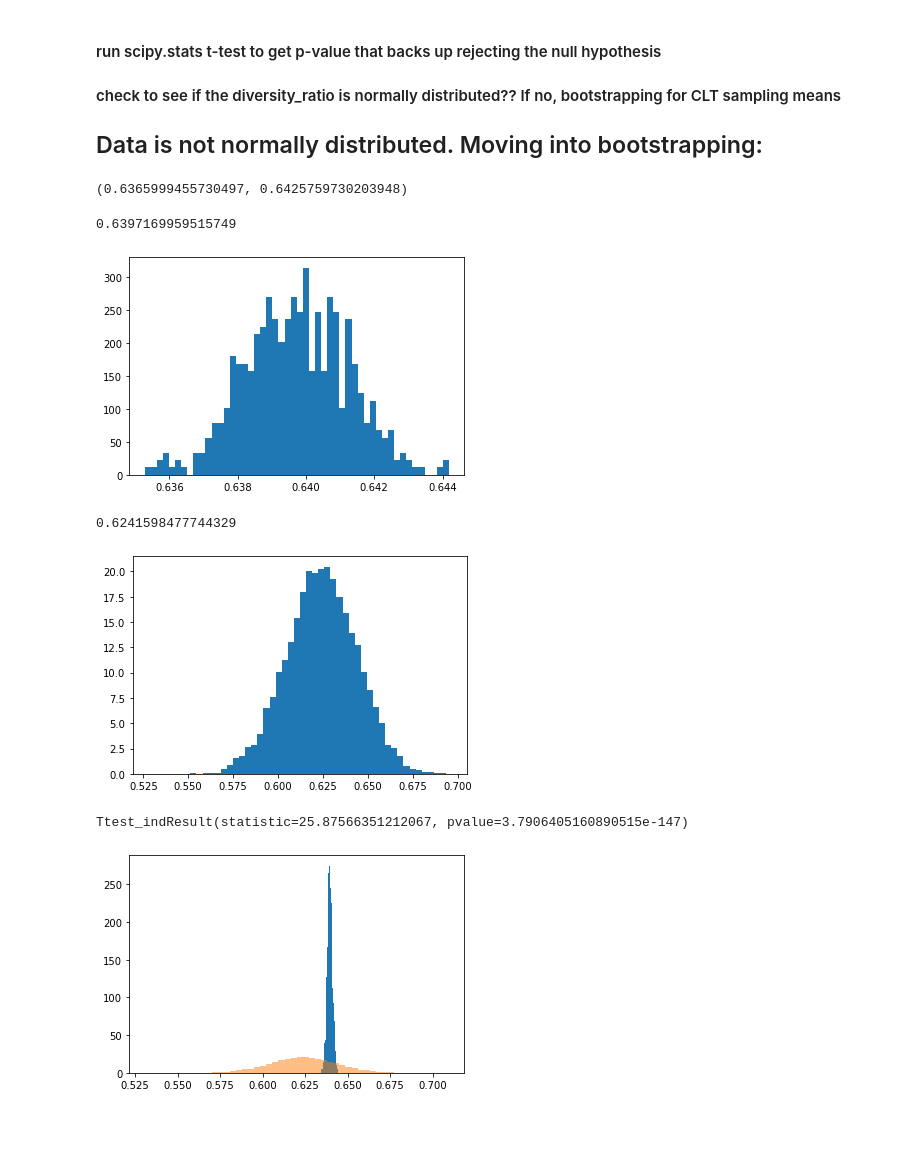
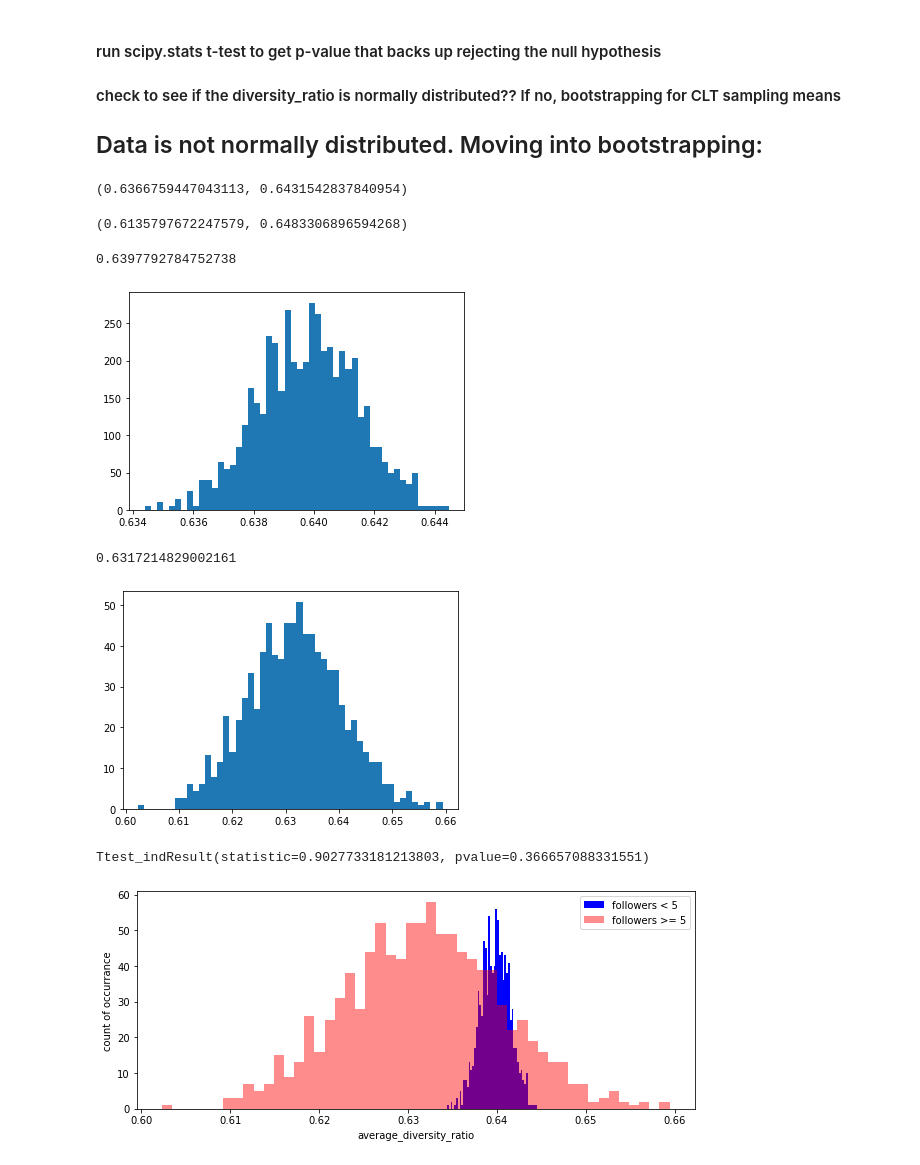
Before and after one commit to chris-stellato/capstone1, a Jupyter notebook: visuals_capstone1_day3.ipynb, the cells around one changed output. Drawn from its saved outputs; the diff is of its cells as text; code cells hidden in the pictures; blank space fills up the shorter version.

Commit message:
graph updates etc

```diff
--- a/visuals_capstone1_day3.ipynb
+++ b/visuals_capstone1_day3.ipynb
@@ -54,7 +54,7 @@ plt.tight_layout()
 - can compare the diference between the "high follower" set and the "low follower" set to see if diversity ratio influences follower count
 - t-test to see if you can confidently reject the null-hypothesis
 # %%
-less_than = df[df['num_followers'] < 10]
+less_than = df[df['num_followers'] < 5]
 less_than
 # %% [output]
 |  | pid | collaborative | duration_ms | num_albums | num_artists | num_edits | num_followers | num_tracks | ... |
@@ -73,5 +73,5 @@ less_than
 # %%
-greater_equal = df[df['num_followers'] >= 10]
+greater_equal = df[df['num_followers'] >= 5]
 greater_equal
 # %% [output]
 |  | pid | collaborative | duration_ms | num_albums | num_artists | num_edits | num_followers | num_tracks | ... |
@@ -159,4 +141,8 @@ def bootstrap_ci(boot_samp_list, ci=95):
 # %%
 bootstrap_ci(bootstrap(less_than.diversity_ratio))
 # %% [output]
-(0.6365999455730497, 0.6425759730203948)
+(0.6366759447043113, 0.6431542837840954)
+# %%
+bootstrap_ci(bootstrap(greater_equal.diversity_ratio))
+# %% [output]
+(0.6135797672247579, 0.6483306896594268)
@@ -167,31 +155,31 @@ less_mean_list = less_sample_strap_list.mean(axis=1)
 # %%
 less_mean_list.mean()
 # %% [output]
-0.6397169959515749
+0.6397792784752738
 # %%
 fig, ax = plt.subplots()
 ax.hist(less_mean_list, bins=50, density=True)
 plt.show()
 # %% [output]
-[figure, old version]
+[figure, new version]
 # %%
-greater_sample_strap_list = np.array(bootstrap(greater_equal.diversity_ratio, 10000))
+greater_sample_strap_list = np.array(bootstrap(greater_equal.diversity_ratio, 1000))
 
 greater_mean_list = greater_sample_strap_list.mean(axis=1)
-# %%
-greater_mean_list.mean()
-#falls outside of left-tail confidence interval of less_than distribution
-# %% [output]
-0.6241598477744329
+# %%
+greater_mean_list.mean()
+# %% [output]
+0.6317214829002161
 # %%
 fig, ax = plt.subplots()
 ax.hist(greater_mean_list, bins=50, density=True)
 plt.show()
 # %% [output]
-[figure, old version]
+[figure, new version]
 # %%
 #running t test to confirm that we can reject the null hypothesis
-stats.ttest_ind(less_mean_list, greater_mean_list)
+stats.ttest_ind(less_than.diversity_ratio, greater_equal.diversity_ratio)
+#run on the original sample sets (t test already takes into account uncertainty, don't need to bootstrap)
 # %% [output]
-Ttest_indResult(statistic=25.87566351212067, pvalue=3.7906405160890515e-147)
+Ttest_indResult(statistic=0.9027733181213803, pvalue=0.366657088331551)
 # %%
@@ -199,11 +187,14 @@ Ttest_indResult(statistic=25.87566351212067, pvalue=3.7906405160890515e-147)
 # %%
 #trying to lay the two graphs over top one another:
-fig, ax = plt.subplots()
-ax.hist(less_mean_list, bins=50, density=True)
-ax.hist(greater_mean_list, bins=50, density=True, alpha=0.5)
+fig, ax = plt.subplots(figsize=(10,4))
+ax.hist(less_mean_list, bins=50, color="blue", label="followers < 5")
+ax.hist(greater_mean_list, bins=50, color="red", alpha=0.45, label="followers >= 5")
+ax.legend()
+ax.set_xlabel('average_diversity_ratio')
+ax.set_ylabel('count of occurrance')
 plt.show()
 # %% [output]
-[figure, old version]
+[figure, new version]
 # %%
 # #next steps
 # - adjust bootstrapping to try and bring sample sizes in line with one another??
```
Also changed, not shown: parts of 12 cells of this notebook.
